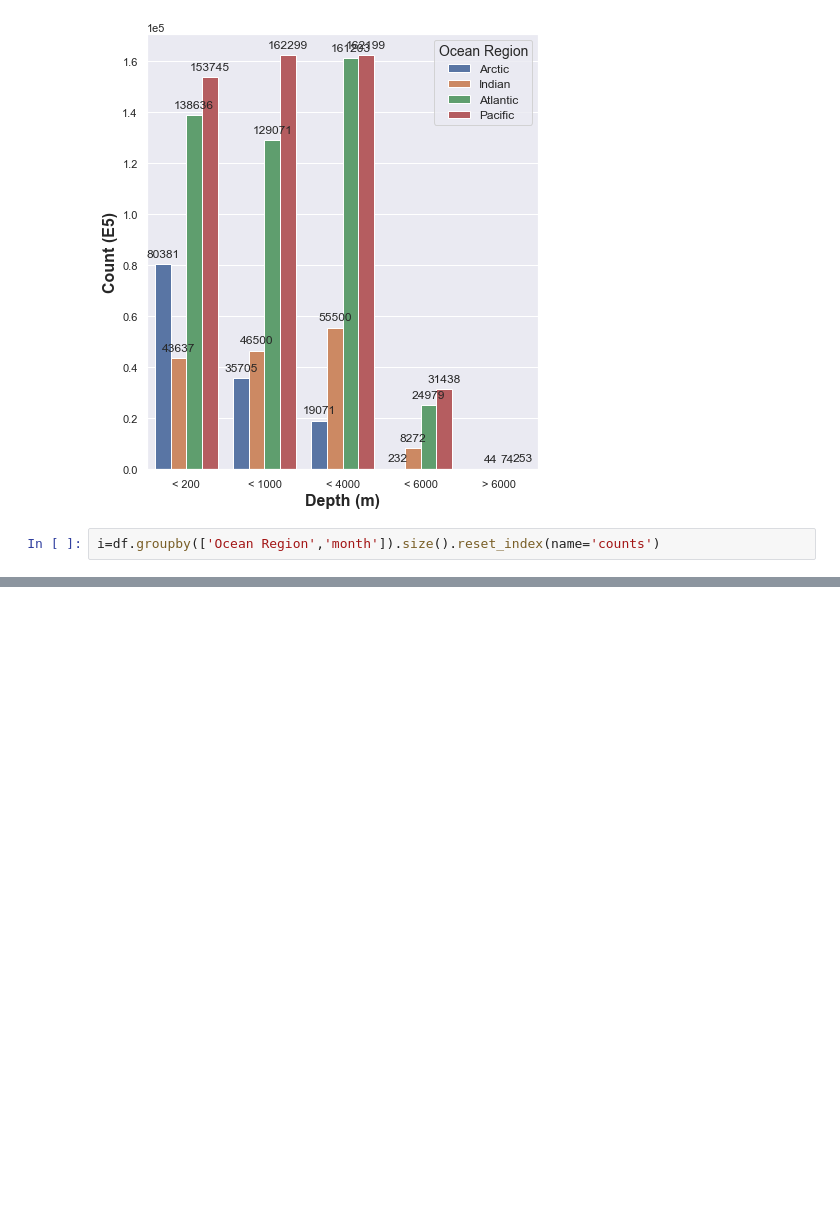
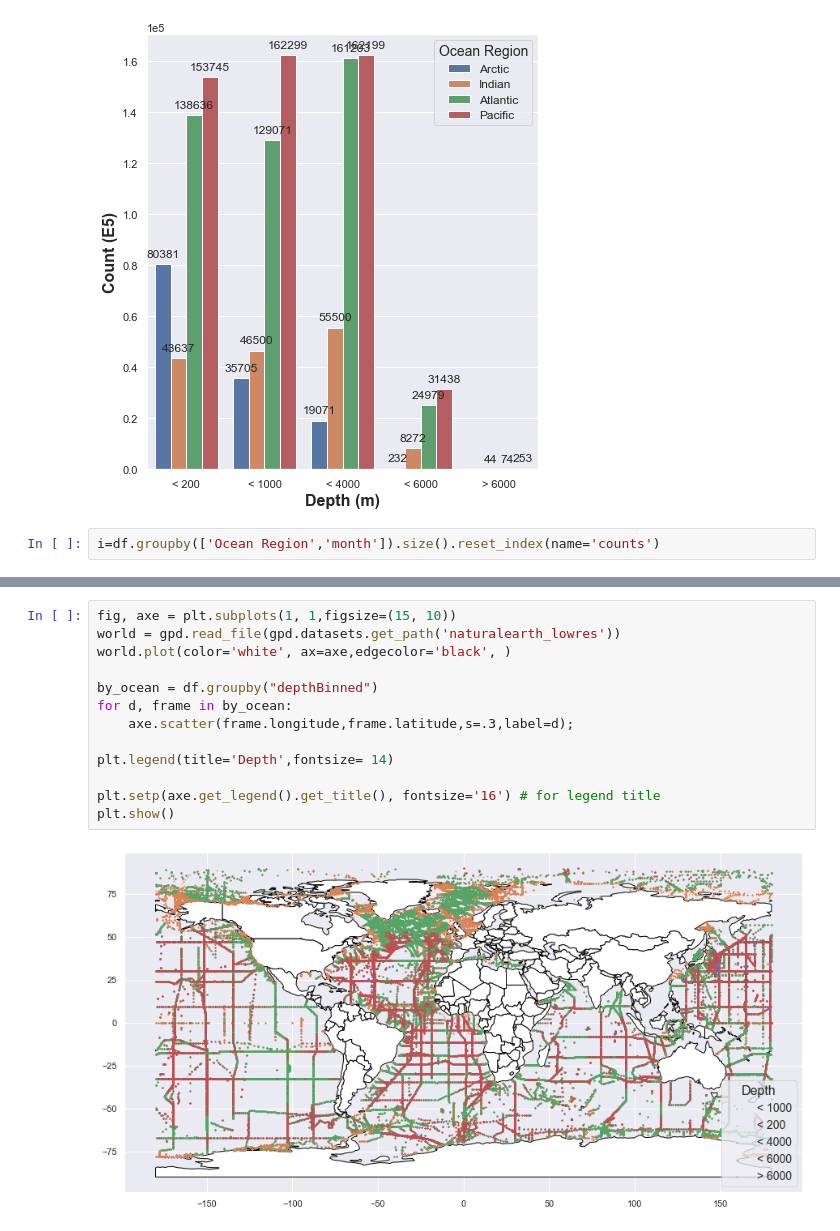
Before and after one commit to ossana1/DATA606_FinalProject, a Jupyter notebook: Notebooks/Phase I_Exploration and Cleaning Part I.ipynb, the cells around one changed output, grey strips where cells are left out. Cells and saved outputs as stored; diff of their text form; blank space fills up the shorter version.

```diff
--- a/Notebooks/Phase I_Exploration and Cleaning Part I.ipynb
+++ b/Notebooks/Phase I_Exploration and Cleaning Part I.ipynb
@@ -443,0 +467,15 @@ i=df.groupby(['Ocean Region','month']).size().reset_index(name='counts')
+# %%
+fig, axe = plt.subplots(1, 1,figsize=(15, 10))
+world = gpd.read_file(gpd.datasets.get_path('naturalearth_lowres'))
+world.plot(color='white', ax=axe,edgecolor='black', )
+
+by_ocean = df.groupby("depthBinned")
+for d, frame in by_ocean:
+    axe.scatter(frame.longitude,frame.latitude,s=.3,label=d);
+
+plt.legend(title='Depth',fontsize= 14)
+
+plt.setp(axe.get_legend().get_title(), fontsize='16') # for legend title
+plt.show()
+# %% [output]
+[figure, added]
```
Also changed, not shown: parts of 19 cells of this notebook.
